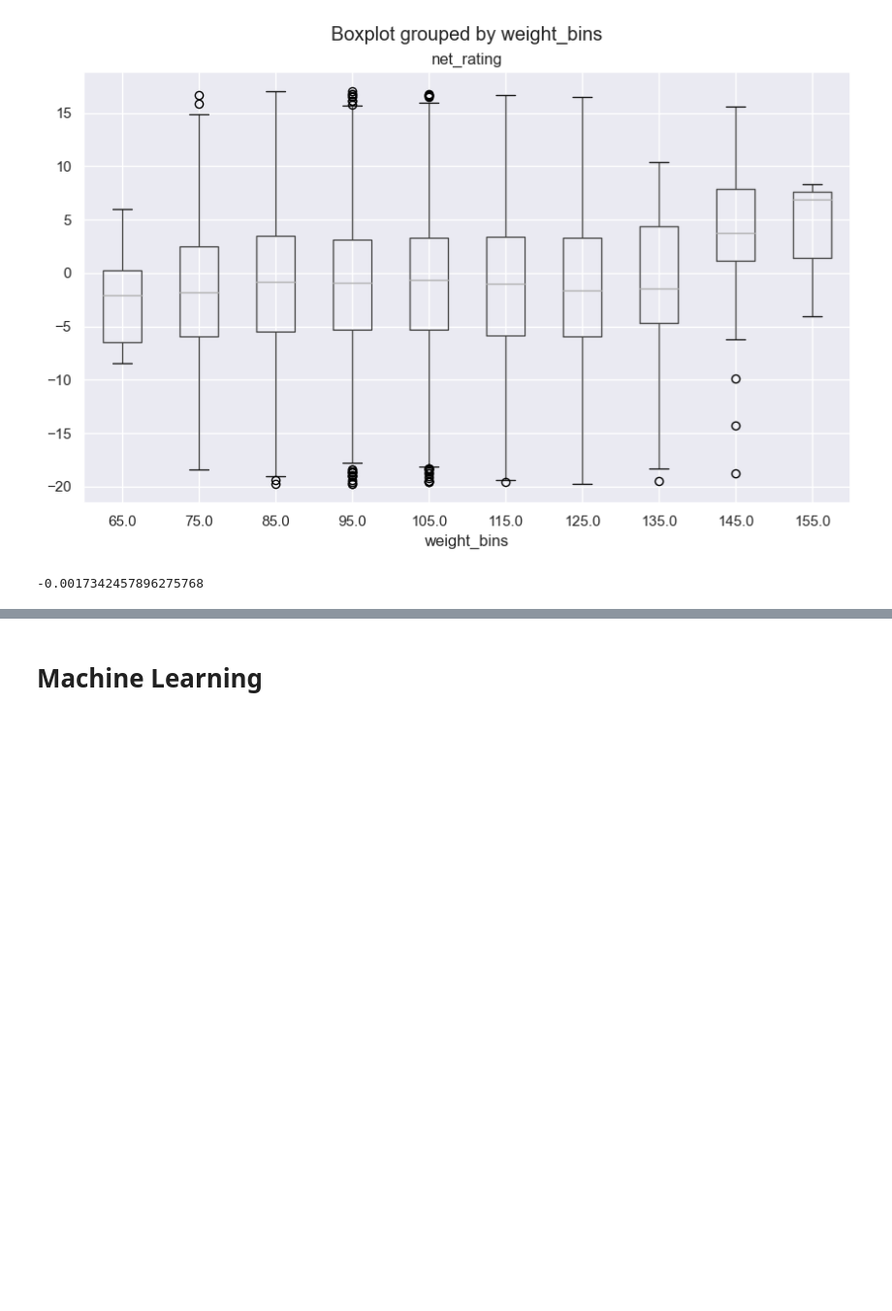
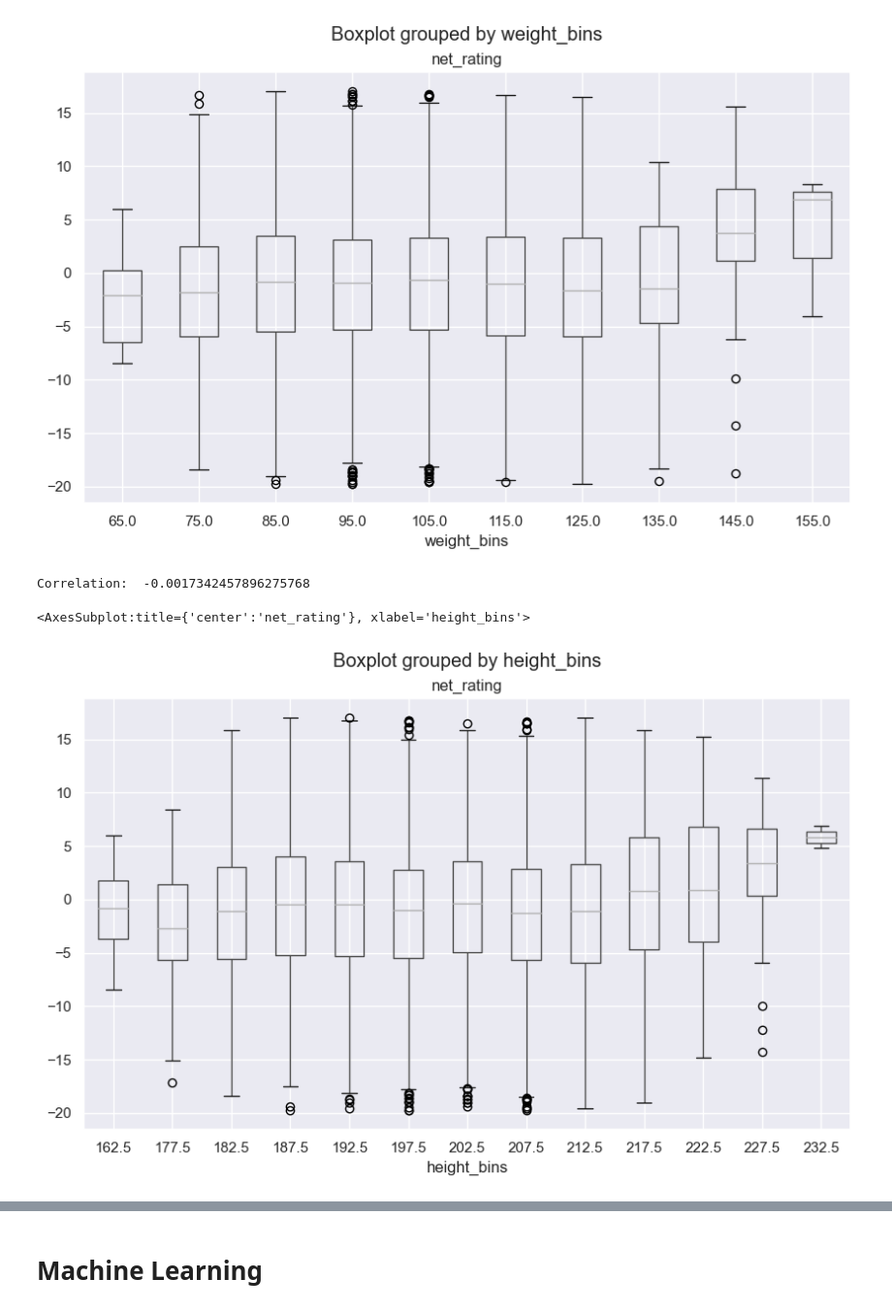
Before and after one commit to randallctc/SC1015_DSAI_Project, a Jupyter notebook: NBA_DataAnalysis_Final.ipynb, the cells around one changed output, grey strips where cells are left out. Shown at 97% size. Drawn from its saved outputs; the diff is of its cells as text; code cells hidden in the pictures; blank space fills up the shorter version.

```diff
--- a/NBA_DataAnalysis_Final.ipynb
+++ b/NBA_DataAnalysis_Final.ipynb
@@ -306,6 +314,11 @@ nba_df.boxplot(column='net_rating', by='weight_bins',figsize=(10,6))
 [figure]
 # %%
 correlation = nba_df['weight_bins'].corr(nba_df['net_rating'])
-print(correlation)
+print("Correlation: " ,correlation)
 # %% [output]
--0.0017342457896275768
+Correlation:  -0.0017342457896275768
+# %%
+nba_df.boxplot(column='net_rating', by='height_bins',figsize=(10,6))
+# %% [output]
+<AxesSubplot:title={'center':'net_rating'}, xlabel='height_bins'>
+[figure, added]
```
Also changed, not shown: parts of 36 cells of this notebook.
